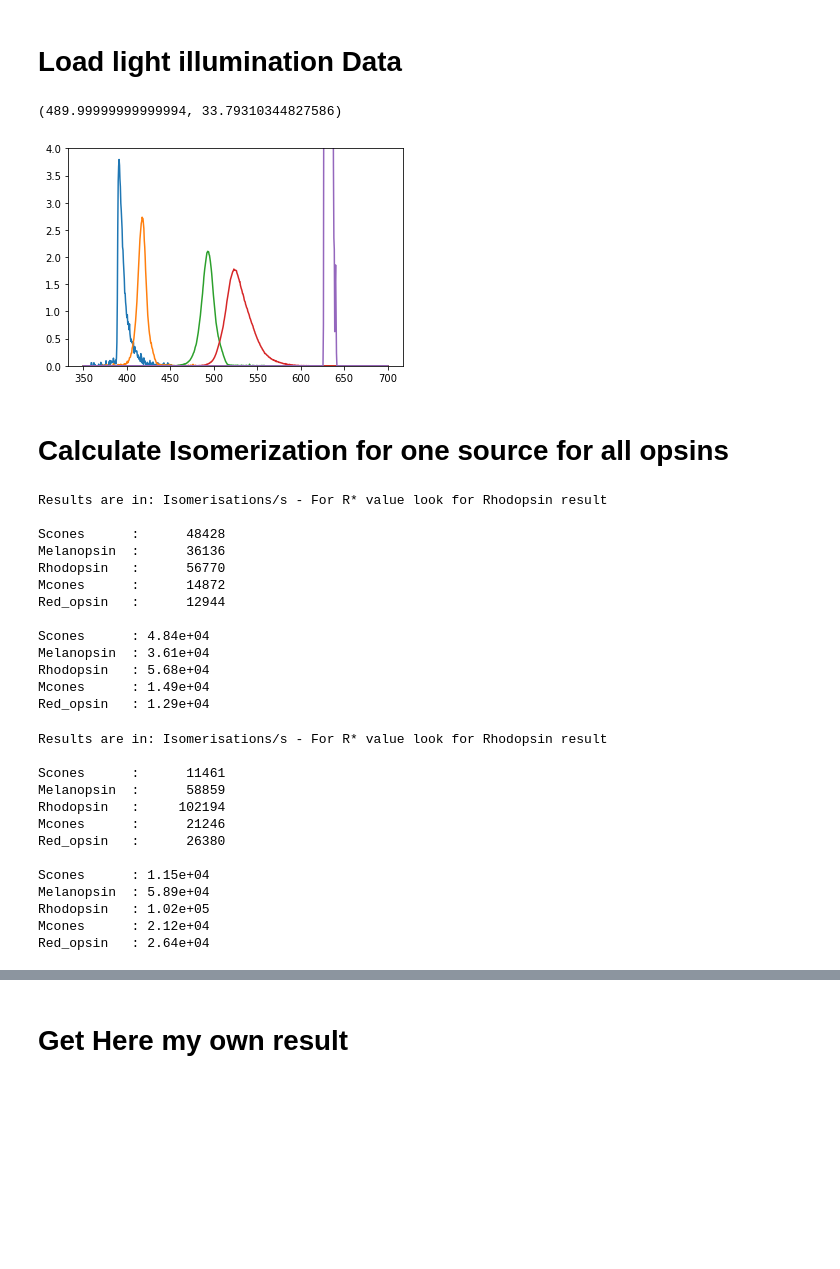
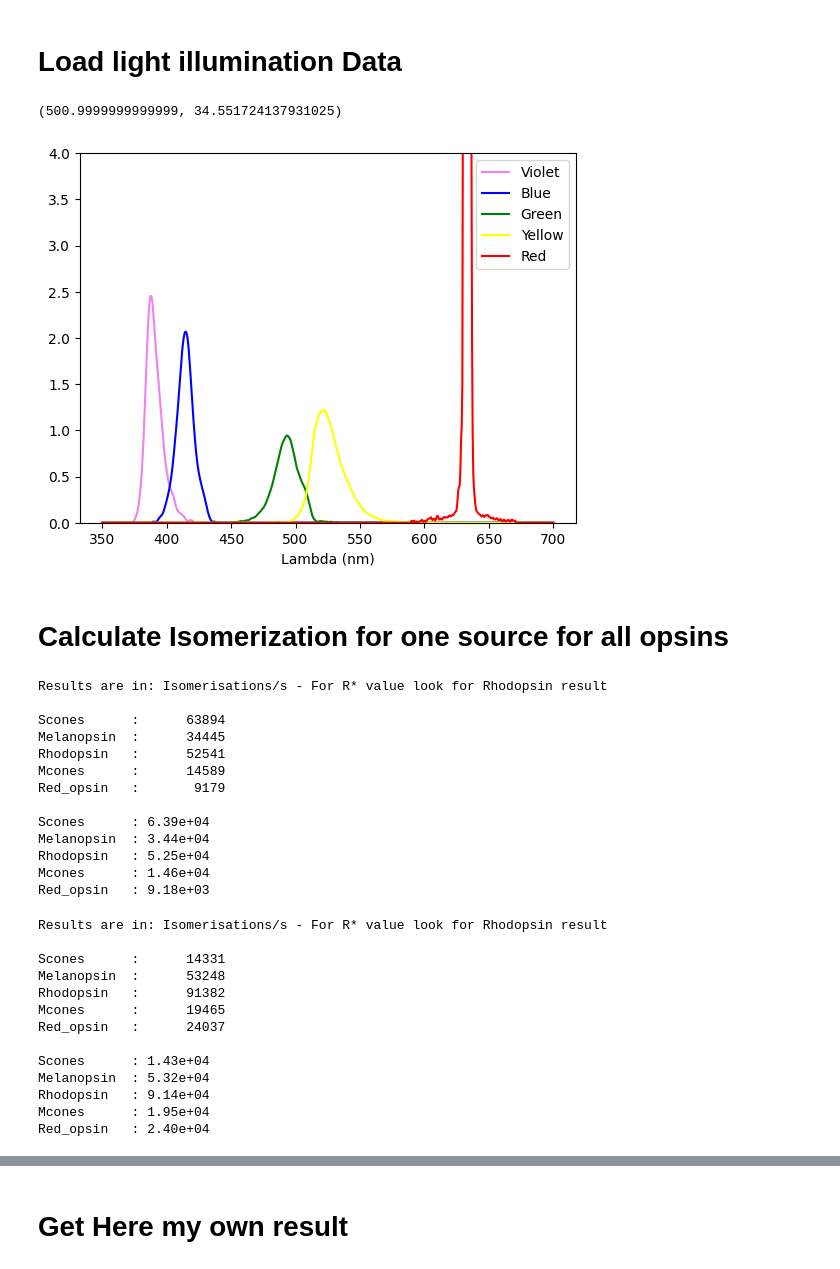
Before and after one commit to FilippoCastellani/photoreceptor_isomerisation, a Jupyter notebook: Calculate_isomerizations.ipynb, the cells around one changed output, grey strips where cells are left out. Cells and saved outputs as stored; diff of their text form; code cells hidden in the pictures; blank space fills up the shorter version.

```diff
--- a/Calculate_isomerizations.ipynb
+++ b/Calculate_isomerizations.ipynb
@@ -48,33 +50,37 @@ Text(0, 0.5, 'Absorption normalized')
 # %% [markdown]
 # Load light illumination Data
 # %%
-fsave = './IlluminationData'
+fsave = './IlluminationDataMEA2.pkl'
 IData = load_obj(fsave)
 
 LEDs =[]
 LEDs.append(IData['Violet'])
 LEDs.append(IData['Blue'])
 LEDs.append(IData['Green'])
 LEDs.append(IData['Yellow'])
 LEDs.append(IData['Red'])
 
 x = IData['x_axis']
 
 # Power meter correction factor from 09/09/22
 correction_f = 14.5
 
 LEDs=np.array(LEDs)/correction_f
 
+plot(x,LEDs[0], 'violet')
+plot(x,LEDs[1], 'blue')
+plot(x,LEDs[2], 'green')
+plot(x,LEDs[3], 'yellow')
+plot(x,LEDs[4], 'red')
 
-for l in LEDs:
-    plot(x,l)
+legend(['Violet','Blue','Green','Yellow','Red'])
 
 ylim([0,4])
-
+xlabel('Lambda (nm)')
 np.sum(IData['Violet']/2),np.sum(IData['Violet']/2)/correction_f
 # %% [output]
-(489.99999999999994, 33.79310344827586)
+(500.9999999999999, 34.551724137931025)
-[figure, old version]
+[figure, new version]
 # %% [markdown]
 # Calculate Isomerization for one source for all opsins
 # %%
@@ -138,17 +144,17 @@ Write_fancy(ISO_result,F='scientific')
 # %% [output]
 Results are in: Isomerisations/s - For R* value look for Rhodopsin result
 
-Scones      :      48428
-Melanopsin  :      36136
-Rhodopsin   :      56770
-Mcones      :      14872
-Red_opsin   :      12944
+Scones      :      63894
+Melanopsin  :      34445
+Rhodopsin   :      52541
+Mcones      :      14589
+Red_opsin   :       9179
 
-Scones      : 4.84e+04
-Melanopsin  : 3.61e+04
-Rhodopsin   : 5.68e+04
-Mcones      : 1.49e+04
-Red_opsin   : 1.29e+04
+Scones      : 6.39e+04
+Melanopsin  : 3.44e+04
+Rhodopsin   : 5.25e+04
+Mcones      : 1.46e+04
+Red_opsin   : 9.18e+03
 # %%
 # Get effect from Blue
 
@@ -161,17 +167,17 @@ Write_fancy(ISO_result,F='scientific')
 # %% [output]
 Results are in: Isomerisations/s - For R* value look for Rhodopsin result
 
-Scones      :      11461
-Melanopsin  :      58859
-Rhodopsin   :     102194
-Mcones      :      21246
-Red_opsin   :      26380
+Scones      :      14331
+Melanopsin  :      53248
+Rhodopsin   :      91382
+Mcones      :      19465
+Red_opsin   :      24037
 
-Scones      : 1.15e+04
-Melanopsin  : 5.89e+04
-Rhodopsin   : 1.02e+05
-Mcones      : 2.12e+04
-Red_opsin   : 2.64e+04
+Scones      : 1.43e+04
+Melanopsin  : 5.32e+04
+Rhodopsin   : 9.14e+04
+Mcones      : 1.95e+04
+Red_opsin   : 2.40e+04
 # %%
 # Get effect from Green
 
```
Also changed, not shown: parts of 14 cells of this notebook, 1 other file.
